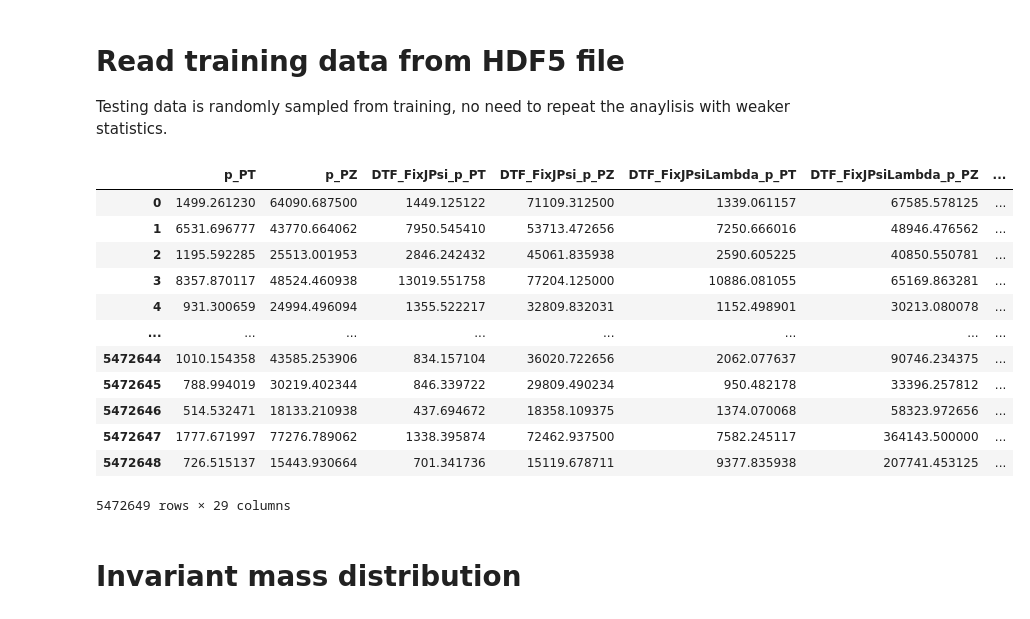
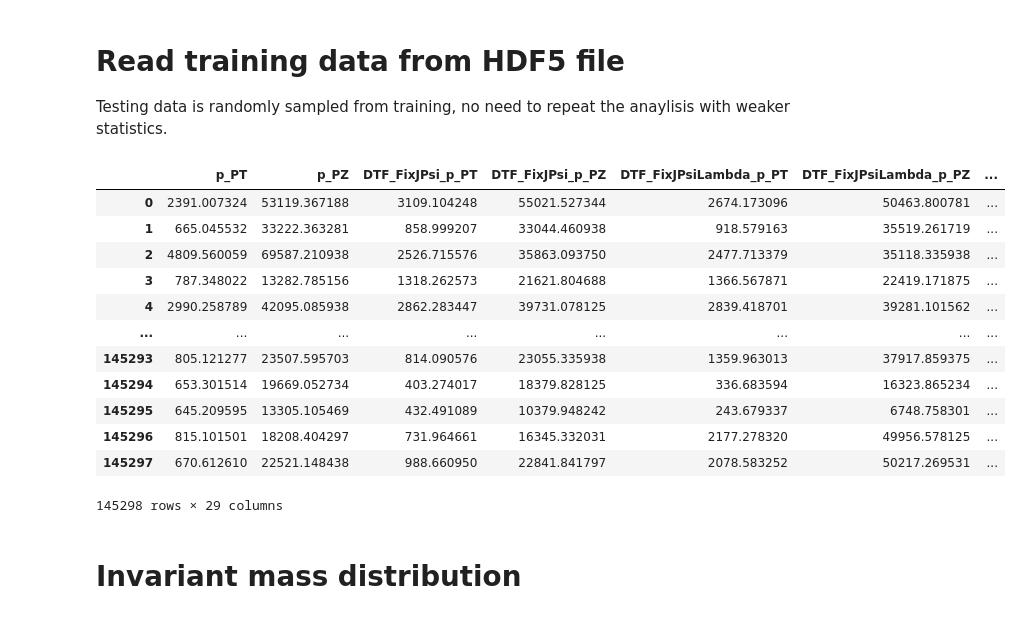
Before and after one commit to alatios/lb2jpsil_classifier-studies, a Jupyter notebook: 02_exploratory_feature_analysis.ipynb, the cells around one changed output. Saved outputs shown, nothing was run; the diff lists cells and outputs as text; code cells hidden in the pictures.

```diff
--- a/02_exploratory_feature_analysis.ipynb
+++ b/02_exploratory_feature_analysis.ipynb
@@ -4,3 +4,11 @@ from matplotlib import pyplot as plt
 from matplotlib import colors as mcolors
 from matplotlib import ticker
 import pathlib
+# %%
+## Two options:
+## 'balance': same number of training events for signal and bkg
+## 'bkgskew' uses 4 mln events of bkg, 500k of signal
+dataset_type = 'balance'
+
+## Self-explanatory
+save_plots = False
@@ -15,24 +26,27 @@ pathlib.Path(plot_directory).mkdir(parents=True, exist_ok=True)
 # %% [markdown]
 # Read training data from HDF5 file
 Testing data is randomly sampled from training, no need to repeat the anaylisis with weaker statistics.
+# %%
+input_dir = './data/'
+input_train = input_dir + 'train_dataset_' +  dataset_type + '.h5'
+input_test = input_dir + 'test_dataset_' +  dataset_type + '.h5'
 # %%
-input_train = './data/trainData.h5'
 df_train = pd.read_hdf(input_train, 'LHCb_Train')
 df_train
 # %% [output]
 |  | p_PT | p_PZ | DTF_FixJPsi_p_PT | DTF_FixJPsi_p_PZ | DTF_FixJPsiLambda_p_PT | DTF_FixJPsiLambda_p_PZ | ... |
-| 0 | 1499.261230 | 64090.687500 | 1449.125122 | 71109.312500 | 1339.061157 | 67585.578125 | ... |
-| 1 | 6531.696777 | 43770.664062 | 7950.545410 | 53713.472656 | 7250.666016 | 48946.476562 | ... |
-| 2 | 1195.592285 | 25513.001953 | 2846.242432 | 45061.835938 | 2590.605225 | 40850.550781 | ... |
-| 3 | 8357.870117 | 48524.460938 | 13019.551758 | 77204.125000 | 10886.081055 | 65169.863281 | ... |
-| 4 | 931.300659 | 24994.496094 | 1355.522217 | 32809.832031 | 1152.498901 | 30213.080078 | ... |
+| 0 | 2391.007324 | 53119.367188 | 3109.104248 | 55021.527344 | 2674.173096 | 50463.800781 | ... |
+| 1 | 665.045532 | 33222.363281 | 858.999207 | 33044.460938 | 918.579163 | 35519.261719 | ... |
+| 2 | 4809.560059 | 69587.210938 | 2526.715576 | 35863.093750 | 2477.713379 | 35118.335938 | ... |
+| 3 | 787.348022 | 13282.785156 | 1318.262573 | 21621.804688 | 1366.567871 | 22419.171875 | ... |
+| 4 | 2990.258789 | 42095.085938 | 2862.283447 | 39731.078125 | 2839.418701 | 39281.101562 | ... |
 | ... | ... | ... | ... | ... | ... | ... | ... |
-| 5472644 | 1010.154358 | 43585.253906 | 834.157104 | 36020.722656 | 2062.077637 | 90746.234375 | ... |
-| 5472645 | 788.994019 | 30219.402344 | 846.339722 | 29809.490234 | 950.482178 | 33396.257812 | ... |
-| 5472646 | 514.532471 | 18133.210938 | 437.694672 | 18358.109375 | 1374.070068 | 58323.972656 | ... |
-| 5472647 | 1777.671997 | 77276.789062 | 1338.395874 | 72462.937500 | 7582.245117 | 364143.500000 | ... |
-| 5472648 | 726.515137 | 15443.930664 | 701.341736 | 15119.678711 | 9377.835938 | 207741.453125 | ... |
+| 145293 | 805.121277 | 23507.595703 | 814.090576 | 23055.335938 | 1359.963013 | 37917.859375 | ... |
+| 145294 | 653.301514 | 19669.052734 | 403.274017 | 18379.828125 | 336.683594 | 16323.865234 | ... |
+| 145295 | 645.209595 | 13305.105469 | 432.491089 | 10379.948242 | 243.679337 | 6748.758301 | ... |
+| 145296 | 815.101501 | 18208.404297 | 731.964661 | 16345.332031 | 2177.278320 | 49956.578125 | ... |
+| 145297 | 670.612610 | 22521.148438 | 988.660950 | 22841.841797 | 2078.583252 | 50217.269531 | ... |
-5472649 rows × 29 columns
+145298 rows × 29 columns
 # %%
 df_signal = df_train[df_train['TYPE'] == 1]
 df_bkg = df_train[df_train['TYPE'] == 0]
```
Also changed, not shown: parts of 7 cells of this notebook, 6 other files.
